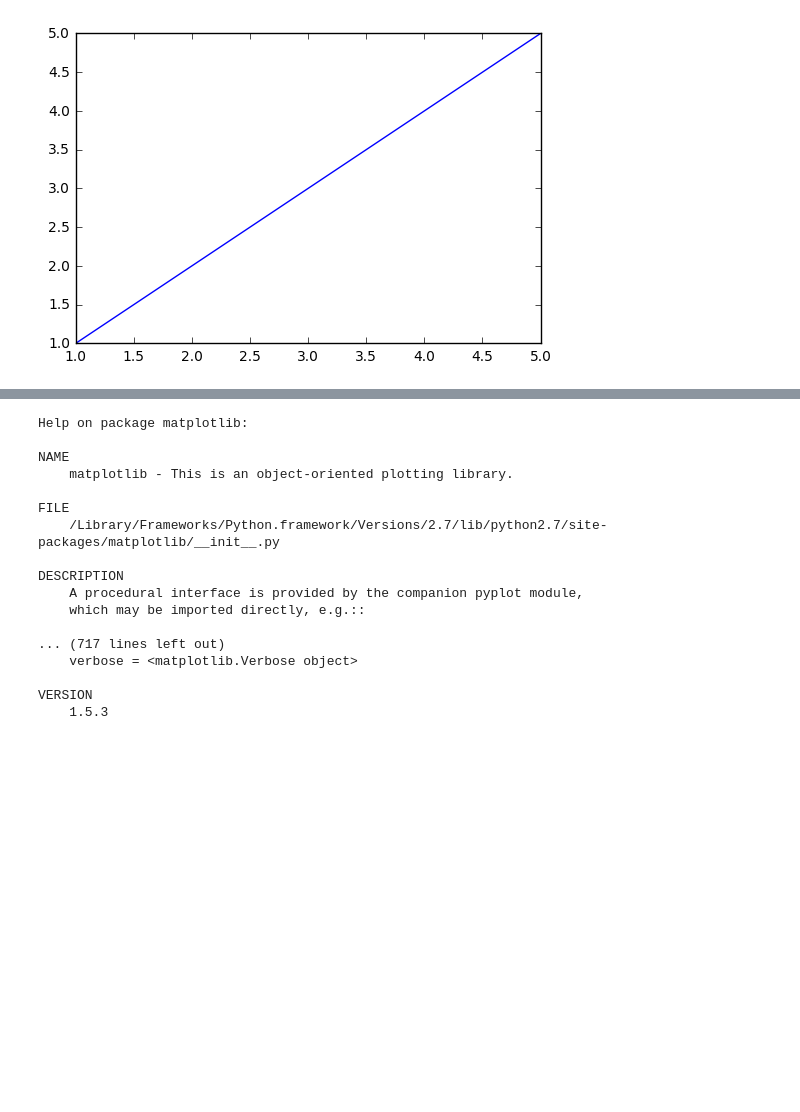
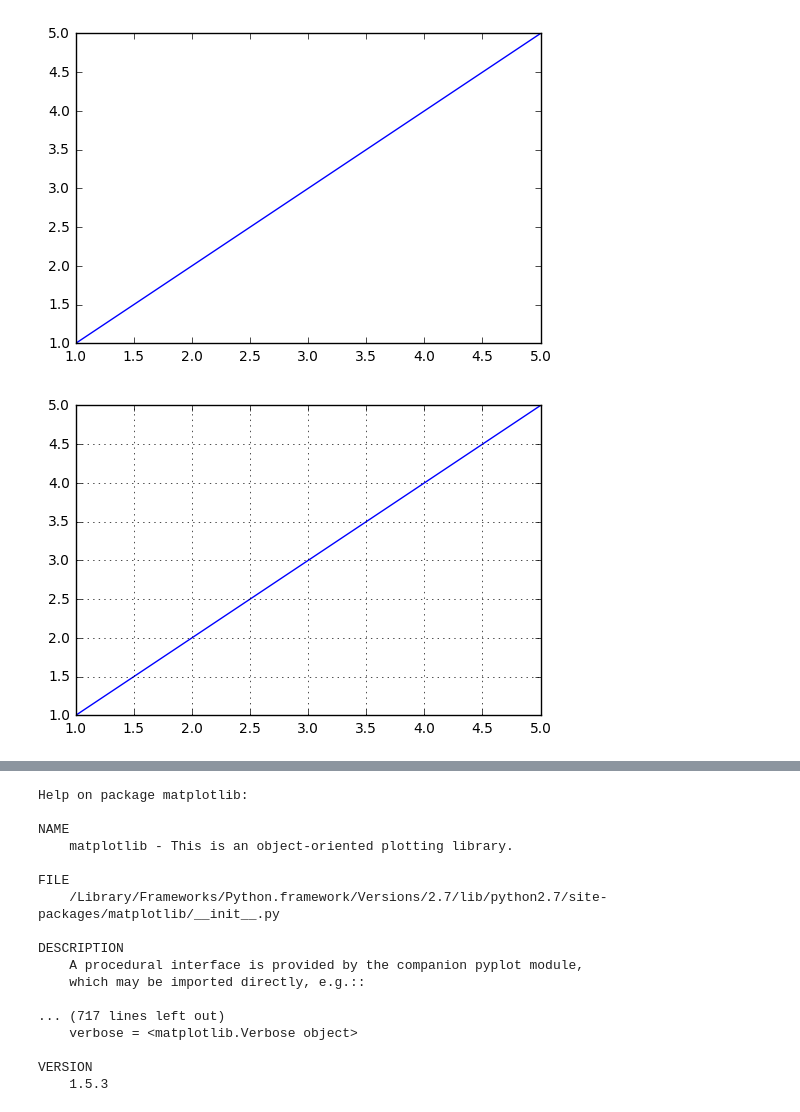
Before and after one commit to JasperChaoYu/Python_Introduction, a Jupyter notebook: Packages/Packages - Matplotlib.ipynb, the cells around one changed output, grey strips where cells are left out. Saved outputs shown, nothing was run; the diff lists cells and outputs as text; code cells hidden in the pictures; blank space fills up the shorter version.

```diff
--- a/Packages/Packages - Matplotlib.ipynb
+++ b/Packages/Packages - Matplotlib.ipynb
@@ -26,0 +25,8 @@ matplotlib.
+# %%
+A = [1,2,3,4,5]
+B = [1,2,3,4,5]
+plt.plot(A, B)
+plt.grid()
+plt.show()
+# %% [output]
+[figure, added]
```
Also changed, not shown: parts of 27 cells of this notebook.
